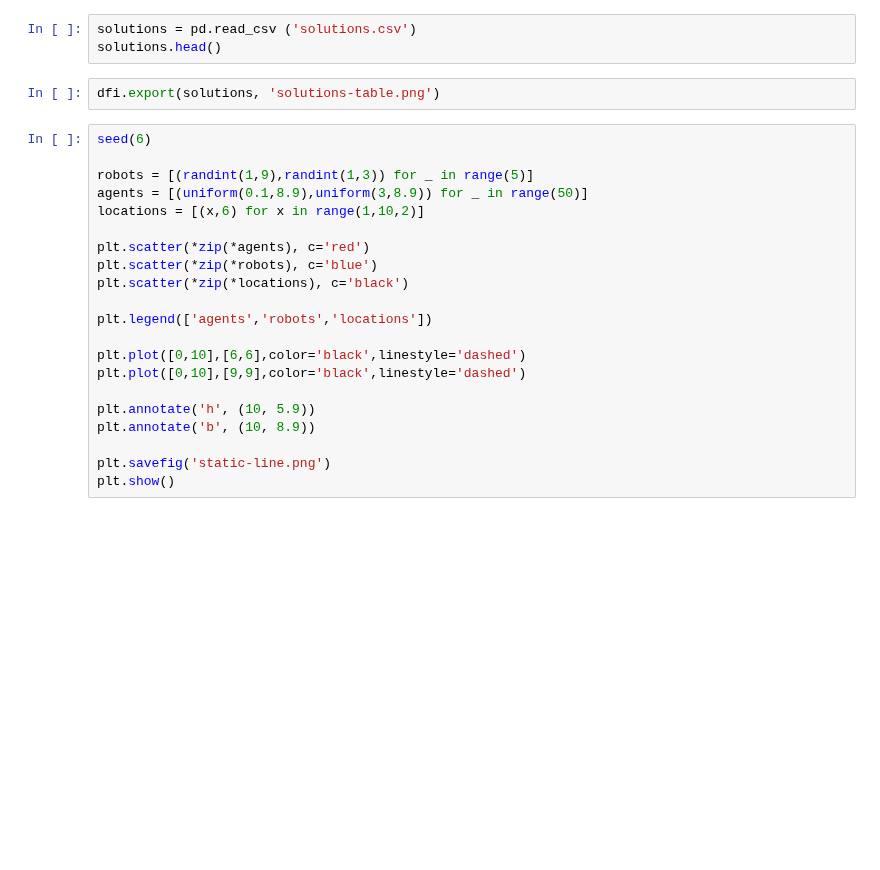
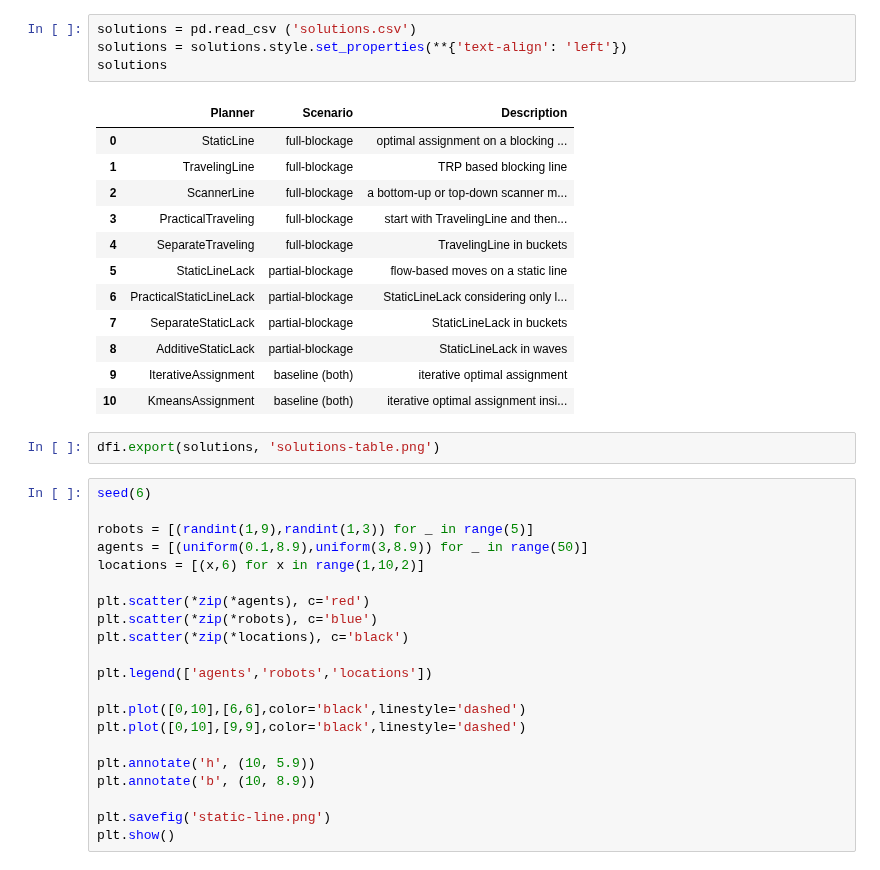
Before and after one commit to Elilgo324/dsd, a Jupyter notebook: paper-plots/paper_plots.ipynb, the cells around one changed output. Drawn from its saved outputs; the diff is of its cells as text; blank space fills up the shorter version.

```diff
--- a/paper-plots/paper_plots.ipynb
+++ b/paper-plots/paper_plots.ipynb
@@ -21,6 +21,20 @@ plt.show()
 # %%
 solutions = pd.read_csv ('solutions.csv')
-solutions.head()
+solutions = solutions.style.set_properties(**{'text-align': 'left'})
+solutions
+# %% [output]
+|  | Planner | Scenario | Description |
+| 0 | StaticLine | full-blockage | optimal assignment on a blocking ... |
+| 1 | TravelingLine | full-blockage | TRP based blocking line |
+| 2 | ScannerLine | full-blockage | a bottom-up or top-down scanner m... |
+| 3 | PracticalTraveling | full-blockage | start with TravelingLine and then... |
+| 4 | SeparateTraveling | full-blockage | TravelingLine in buckets |
+| 5 | StaticLineLack | partial-blockage | flow-based moves on a static line |
+| 6 | PracticalStaticLineLack | partial-blockage | StaticLineLack considering only l... |
+| 7 | SeparateStaticLack | partial-blockage | StaticLineLack in buckets |
+| 8 | AdditiveStaticLack | partial-blockage | StaticLineLack in waves |
+| 9 | IterativeAssignment | baseline (both) | iterative optimal assignment |
+| 10 | KmeansAssignment | baseline (both) | iterative optimal assignment insi... |
 # %%
 dfi.export(solutions, 'solutions-table.png')
 # %%
```
Also changed, not shown: parts of 14 cells of this notebook, 4 other files.
